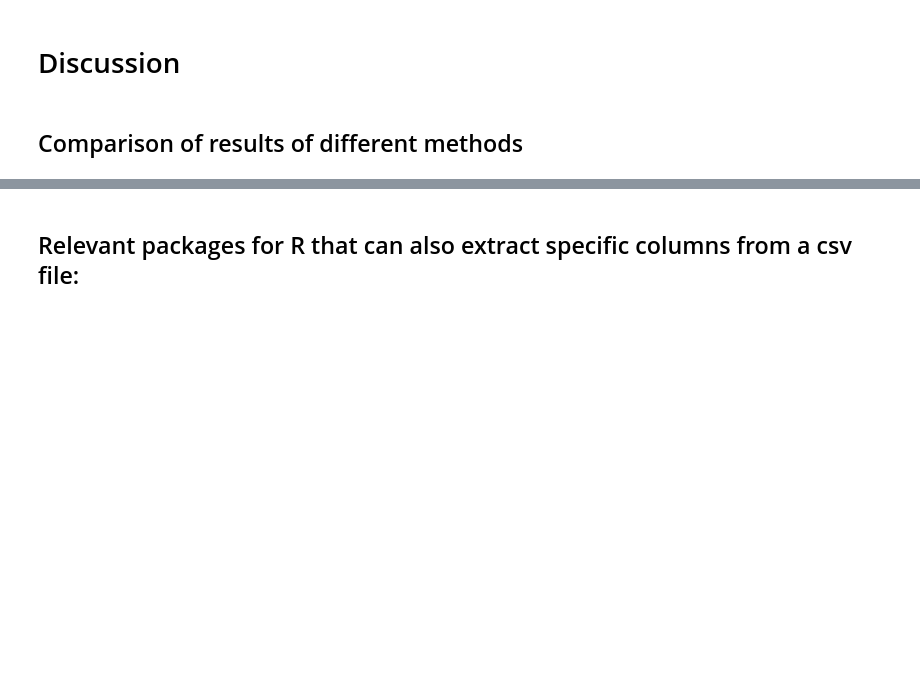
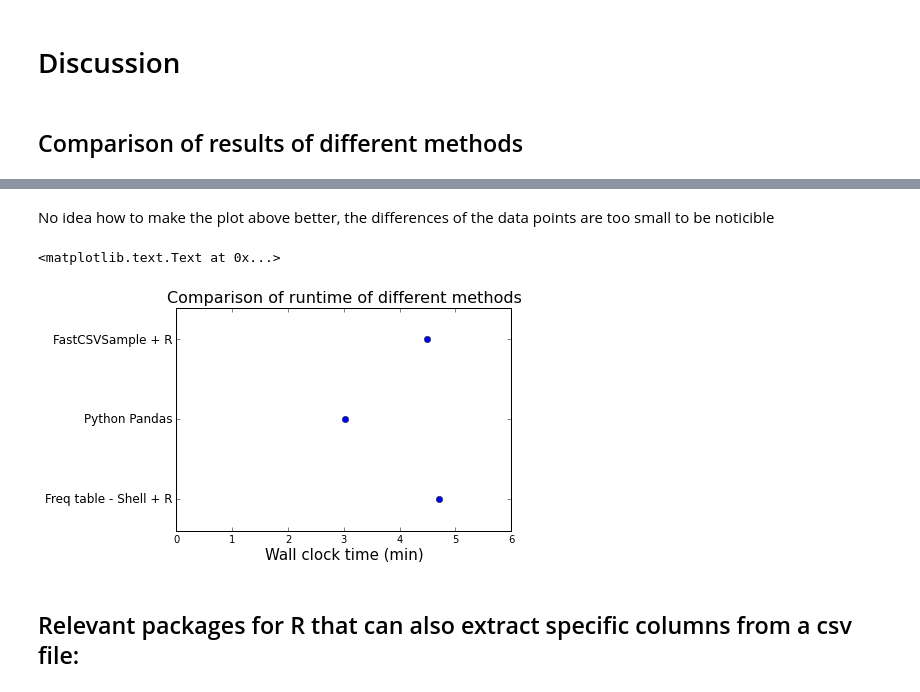
Before and after one commit to karenyng/HW1_Stat250_Winter14, a Jupyter notebook: writeup/hw1.ipynb, the cells around one changed output, grey strips where cells are left out. Cells and saved outputs as stored; diff of their text form; code cells hidden in the pictures; blank space fills up the shorter version.

```diff
--- a/writeup/hw1.ipynb
+++ b/writeup/hw1.ipynb
@@ -383,3 +395,20 @@ Thanks to an anonymous physicist in Portland who has kindly allowed me to use hi
+# %% [markdown]
+No idea how to make the plot above better, the differences of the data points are too small to be noticible
+# %%
+plt.title('Comparison of runtime of different methods', size = 16)
+
+y = [1, 2, 3]
+time_taken = [282.900/60., 181.094/60., 269.420/60.]
+
+plt.plot(time_taken, x, 'o')
+label = ['Freq table - Shell + R ', 'Python Pandas', 'FastCSVSample + R',]
+plt.yticks( y, label, size = 12)
+plt.margins(0.2)
+plt.xlim(0,6)
+plt.xlabel('Wall clock time (min)', size = 15)
+# %% [output]
+<matplotlib.text.Text at 0x...>
+[figure, added]
 # %% [markdown]
 ## Relevant packages for R that can also extract specific columns from a csv file:
 # %% [markdown]
```
Also changed, not shown: parts of 8 cells of this notebook.
